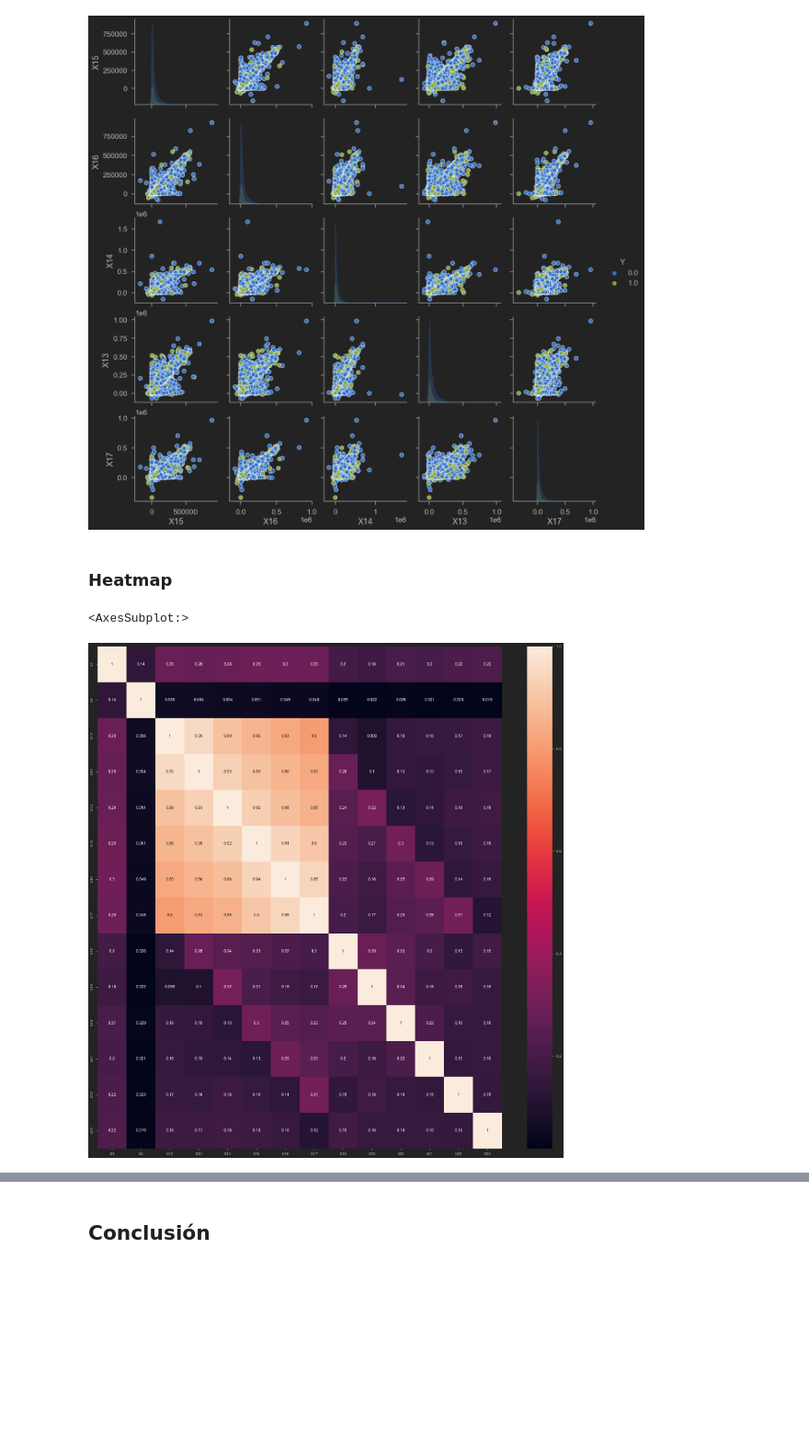
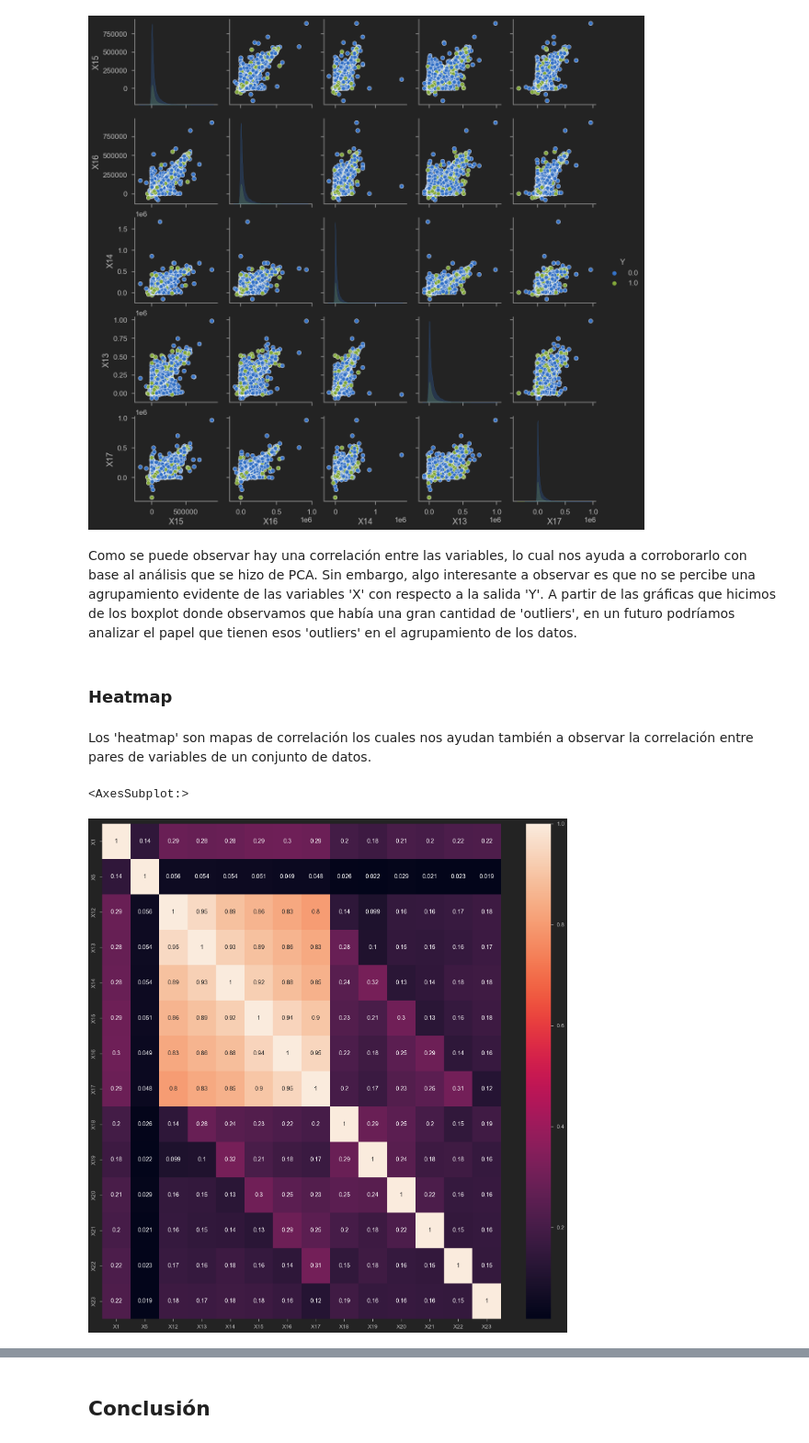
Before and after one commit to PosgradoMNA/actividades-de-aprendizaje-armandoBringas-a01200230, a Jupyter notebook: Activity_week_7/Actividad-6_Visualization/Exploracion_y_visualizacion_de_datos.ipynb, the cells around one changed output, grey strips where cells are left out. Shown at 92% size. Drawn from its saved outputs; the diff is of its cells as text; code cells hidden in the pictures; blank space fills up the shorter version.

```diff
--- a/Activity_week_7/Actividad-6_Visualization/Exploracion_y_visualizacion_de_datos.ipynb
+++ b/Activity_week_7/Actividad-6_Visualization/Exploracion_y_visualizacion_de_datos.ipynb
@@ -494,0 +506,6 @@ sns.boxplot(data=df, palette=sns.color_palette("Spectral"))
+# %%
+df['Y'] = df['Y'].astype('float64')
+ax = sns.countplot(x='Y', hue='Y', dodge=False, data=df)
+plt.xlabel('Y - DEUDOR')
+plt.legend(labels = ['NO', 'SÍ'])
+plt.show()
@@ -494,0 +514,2 @@ sns.boxplot(data=df, palette=sns.color_palette("Spectral"))
+# %%
+df['Y'] = df['Y'].astype('category')
@@ -499,12 +524,16 @@ sns.pairplot(df, hue='Y', vars=['X15', 'X16', 'X14', 'X13', 'X17'])
 # %% [output]
 <seaborn.axisgrid.PairGrid at 0x...>
 [figure]
+# %% [markdown]
+Como se puede observar hay una  correlación entre las variables, lo cual nos ayuda a corroborarlo con base al análisis que se hizo de PCA. Sin embargo, algo interesante a observar es que no se percibe una agrupamiento evidente de las variables 'X' con respecto a la salida 'Y'. A partir de las gráficas que hicimos de los boxplot donde observamos que había una gran cantidad de 'outliers', en un futuro podríamos analizar el papel que tienen esos 'outliers' en el agrupamiento de los datos.
 # %% [markdown]
 ### Heatmap
+# %% [markdown]
+Los 'heatmap' son mapas de correlación los cuales nos ayudan también a observar la correlación entre pares de variables de un conjunto de datos.
 # %%
-plt.figure(figsize = (30, 30))
+plt.figure(figsize = (20, 20))
 
 sns.heatmap(df.corr(), annot=True)
 # %% [output]
 <AxesSubplot:>
-[figure, old version]
+[figure, new version]
```
Also changed, not shown: parts of 10 cells of this notebook, 1 other file.
